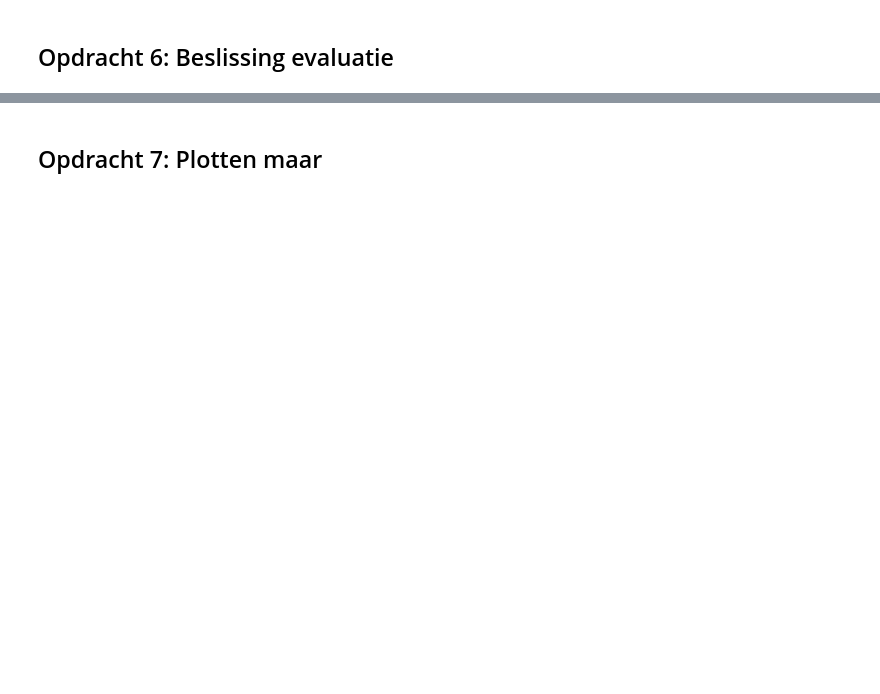
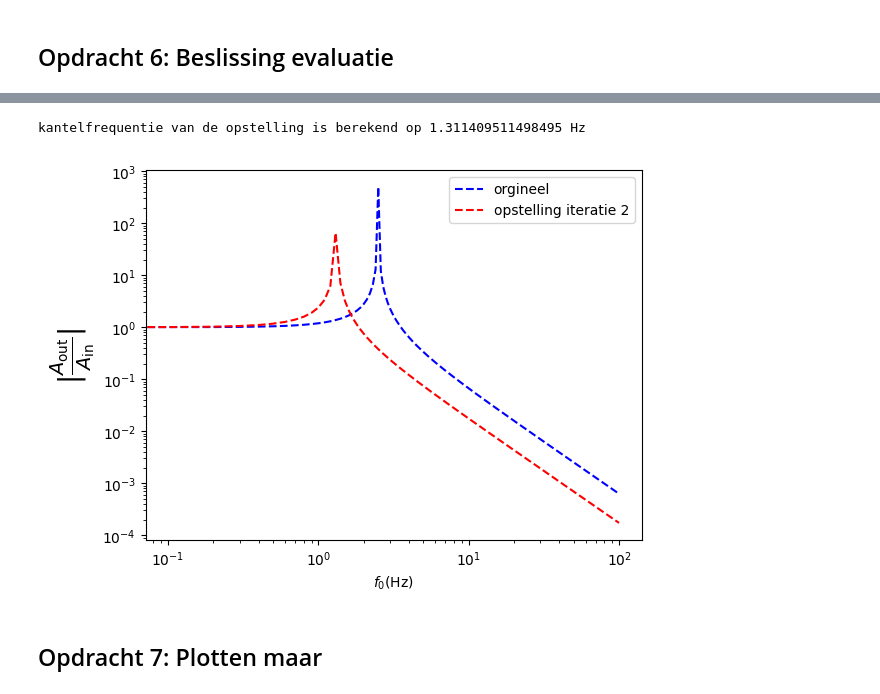
Before and after one commit to IshaSchneiders/opdrachten-DEF-D-Isha_Schneiders, a Jupyter notebook: FysiekeOntwerpopdrachten/5MaakEenOpstellingTrillingsvrij/Ontwerpopdracht5MaakEenOpstellingTrillingsvrijInvulTemplate.ipynb, the cells around one changed output, grey strips where cells are left out. Saved outputs shown, nothing was run; the diff lists cells and outputs as text; code cells hidden in the pictures; blank space fills up the shorter version.

```diff
--- a/FysiekeOntwerpopdrachten/5MaakEenOpstellingTrillingsvrij/Ontwerpopdracht5MaakEenOpstellingTrillingsvrijInvulTemplate.ipynb
+++ b/FysiekeOntwerpopdrachten/5MaakEenOpstellingTrillingsvrij/Ontwerpopdracht5MaakEenOpstellingTrillingsvrijInvulTemplate.ipynb
@@ -126,3 +123,20 @@ Als groep gaan we mikken op een $\Delta x$ van: 6cm
 <img src="schetstrillingvrij.jpeg" width="400">
 # %% [markdown]
 ## Opdracht 6: Beslissing evaluatie
+# %%
+#veerconatnte veer
+def veerconstante(m,g,L,L_0):
+    return m*g/((L-L_0)*1e-2)
+
+m_schaar= 29.3e-3 #massa in kg
+c_1=veerconstante(m_schaar,g,10.2,2.7) #veerconstante
+c_2= veerconstante(m_schaar,g,11.5,6.1)
+c_3=veerconstante(m_schaar,g,11.7,7.5)
+c_4=veerconstante(m_schaar,g,12.7,4.3)
+c_tot=c_1+c_2+c_3+c_4
+
+print("veerconstante 1",c_1)
+delta_x_doel=6e-2 #m
+
+m_min=((delta_x_doel*(c_tot)/g))*1e3
+print("massa voor dx=6 cm is", m_min, "gr")
@@ -128,0 +179,5 @@ Als groep gaan we mikken op een $\Delta x$ van: 6cm
+# %%
+delta_x_doel=14e-2 #m
+c_tot=c_1+c_2+c_3+c_4
+m_min=((delta_x_doel*(c_tot)/g))*1e3
+print("min massa voor dx=14 cm is", m_min, "gr")
@@ -158,25 +215,33 @@ Deze grafiek heb je later weer nodig om je gemeten punten aan toe te voegen. Ga
 Als je hier negatief geantwoord hebt, kopieer onder deze cel dan alle cellen van Synthese tot en met Evaluation & decision en doorloop dat deel van het ontwerp proces nogmaals.
 # %%
 # Voeg hier je plot in.
+m_ops=286.1*1e-3 #kg
+w_c_ops=np.sqrt(c_tot/m_ops)
+f_c_ops=w_c_ops/(2*np.pi) #H
+print("kantelfrequentie van de opstelling is berekend op",f_c_ops,"Hz")
+
 def Aout_Ain(f0,w_c):
     '''
     Functie Aout/Ain volgend dictaat
     w0 = grondfrequantie in Hertz
     w_c = eigenfrequentie in Hertz
     '''
     return np.abs(1/(1-(2*np.pi*f0/w_c)**2))
 
-w0_arr=np.linspace(1,100,1000) #grondfrequenties
+w0_arr=np.linspace(0,100,1000) #grondfrequenties
 
 #plot
 plt.figure()
-plt.plot(w0_arr/(2*np.pi),Aout_Ain(w0_arr,w_c),"b--",label="orgineel")
-plt.plot(w0_arr/(2*np.pi),Aout_Ain(w0_arr,w_c),"b--",label="opstelling")
+plt.plot(w0_arr,Aout_Ain(w0_arr,w_c),"b--",label="orgineel")
+plt.plot(w0_arr,Aout_Ain(w0_arr,w_c_ops),"r--",label="opstelling iteratie 2")
 plt.ylabel(r"|$\frac{A_\text{out}}{A_\text{in}}$|",fontsize=20)
 plt.xlabel(r"$f_0$(Hz)")
 plt.loglog()
 plt.legend()
 plt.show()
+# %% [output]
+kantelfrequentie van de opstelling is berekend op 1.311409511498495 Hz
+[figure, added]
 # %% [markdown]
 ## Opdracht 7: Plotten maar
 # %%
```
Also changed, not shown: parts of 13 cells of this notebook, 3 other files.
